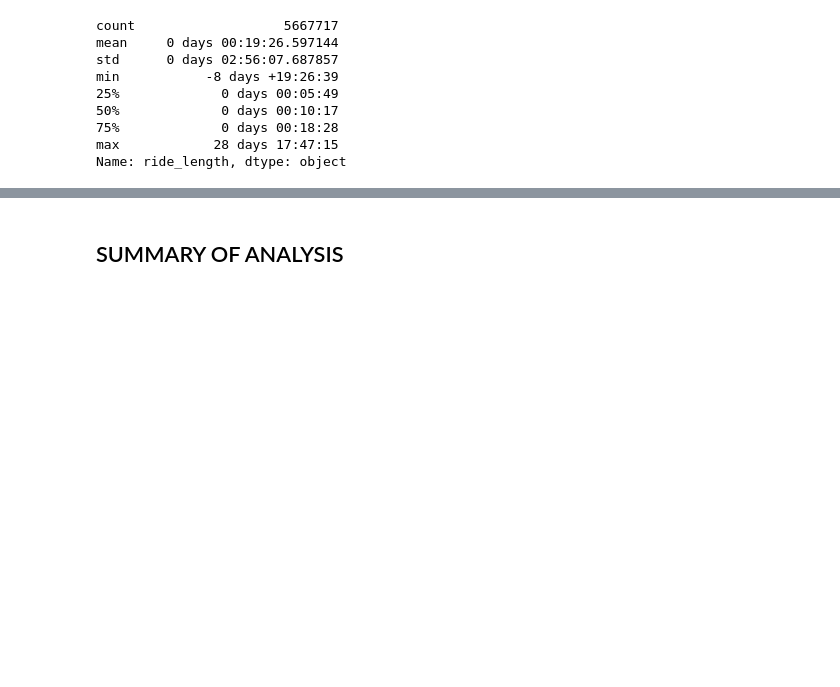
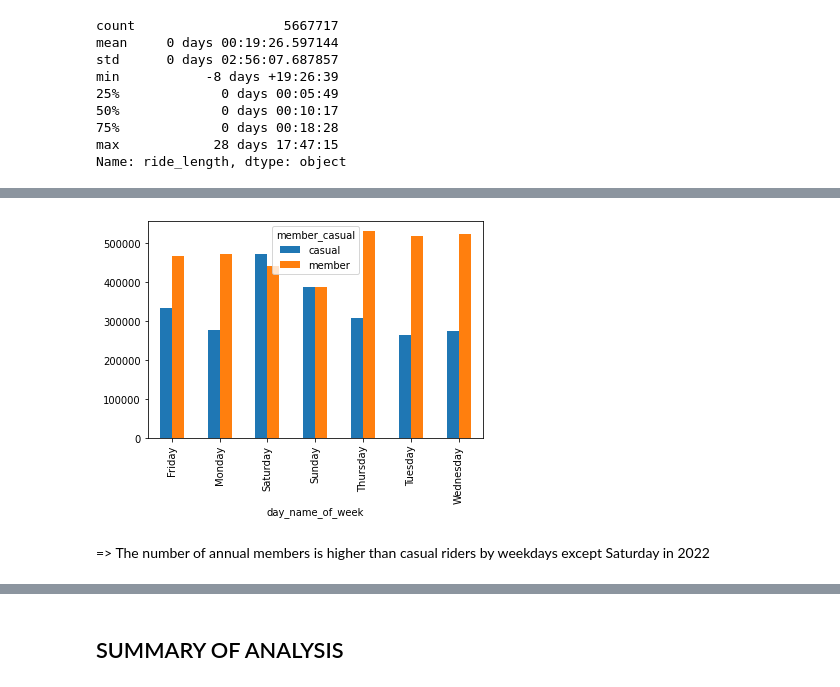
Before and after one commit to vynguyen293/Cyclistic-Bike-Share-Analysis, a Jupyter notebook: Cyclistic-Bike-Share-Analysis.ipynb, the cells around one changed output, grey strips where cells are left out. Saved outputs shown, nothing was run; the diff lists cells and outputs as text; code cells hidden in the pictures; blank space fills up the shorter version.

```diff
--- a/Cyclistic-Bike-Share-Analysis.ipynb
+++ b/Cyclistic-Bike-Share-Analysis.ipynb
@@ -280,0 +183,5 @@ df_pivot_2
+# %%
+# Create pivot table by weekdays
+df_pivot_1 = pd.pivot_table(df, values='ride_id', index='day_name_of_week', columns='member_casual',
+                          aggfunc='count')
+df_pivot_1
@@ -280,0 +198,6 @@ df_pivot_2
+# %%
+df_pivot_1.plot.bar();
+# %% [output]
+[figure, added]
+# %% [markdown]
+=> The number of annual members is higher than casual riders by weekdays except Saturday in 2022
```
Also changed, not shown: parts of 52 cells of this notebook.
